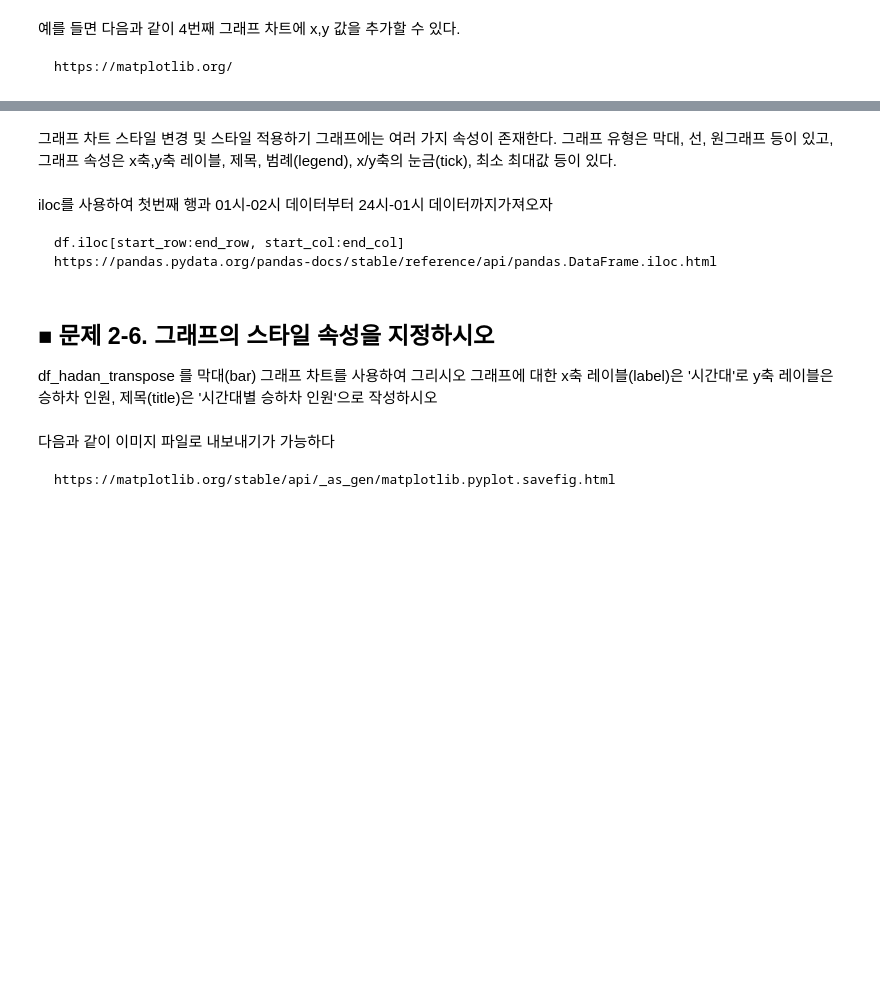
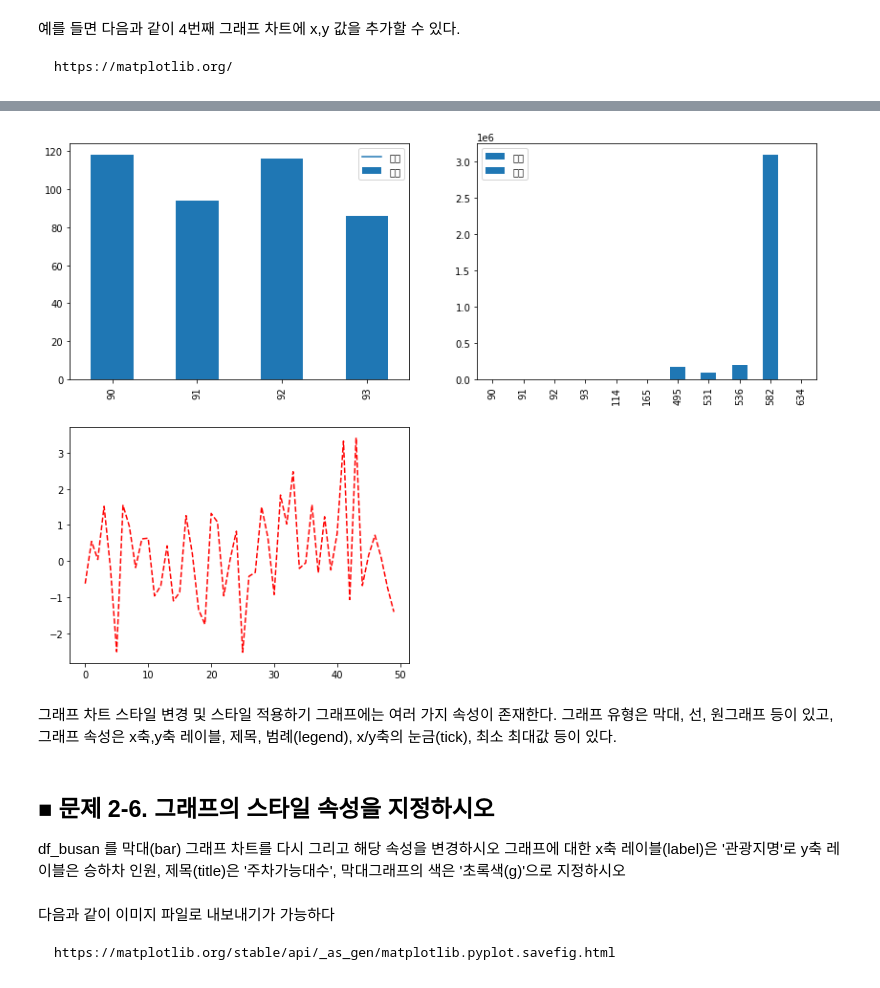
Before and after one commit to chunsejin/dismath, a Jupyter notebook: 주제3_(1-3)_부산시_관광_데이터_분석하기.ipynb, the cells around one changed output, grey strips where cells are left out. Saved outputs shown, nothing was run; the diff lists cells and outputs as text; code cells hidden in the pictures; blank space fills up the shorter version.

````diff
--- a/주제3_(1-3)_부산시_관광_데이터_분석하기.ipynb
+++ b/주제3_(1-3)_부산시_관광_데이터_분석하기.ipynb
@@ -443,0 +513,2 @@ df_ride_dist = pd.DataFrame(df_ride_up, index=df_ride.index)
+# %%
+df_place_with_high_capacity.set_index('관광지명')
@@ -444,12 +529,8 @@ df_ride_dist = pd.DataFrame(df_ride_up, index=df_ride.index)
 # %%
-df_ride_dist.plot(ax=ax2, linestyle='dotted')
+df_place_with_high_capacity.plot(ax=ax2, kind='bar')
 fig
+# %% [output]
+[figure, added]
 # %% [markdown]
 그래프 차트 스타일 변경 및 스타일 적용하기
 그래프에는 여러 가지 속성이 존재한다. 그래프 유형은 막대, 선, 원그래프 등이 있고, 그래프 속성은 x축,y축 레이블, 제목, 범례(legend), x/y축의 눈금(tick), 최소 최대값 등이 있다.
-# %% [markdown]
-iloc를 사용하여 첫번째 행과 01시-02시 데이터부터 24시-01시 데이터까지가져오자
-```
-df.iloc[start_row:end_row, start_col:end_col]
-https://pandas.pydata.org/pandas-docs/stable/reference/api/pandas.DataFrame.iloc.html
-```
@@ -459,4 +537,4 @@ df_hadan0
 # %% [markdown]
 ## ■ 문제 2-6. 그래프의 스타일 속성을 지정하시오
-df_hadan_transpose 를 막대(bar) 그래프 차트를 사용하여 그리시오
-그래프에 대한 x축 레이블(label)은 '시간대'로 y축 레이블은 승하차 인원, 제목(title)은 '시간대별 승하차 인원'으로 작성하시오
+df_busan 를 막대(bar) 그래프 차트를 다시 그리고 해당 속성을 변경하시오
+그래프에 대한 x축 레이블(label)은 '관광지명'로 y축 레이블은 승하차 인원, 제목(title)은 '주차가능대수', 막대그래프의 색은 '초록색(g)'으로 지정하시오
````
Also changed, not shown: parts of 85 cells of this notebook, 7 other files.
